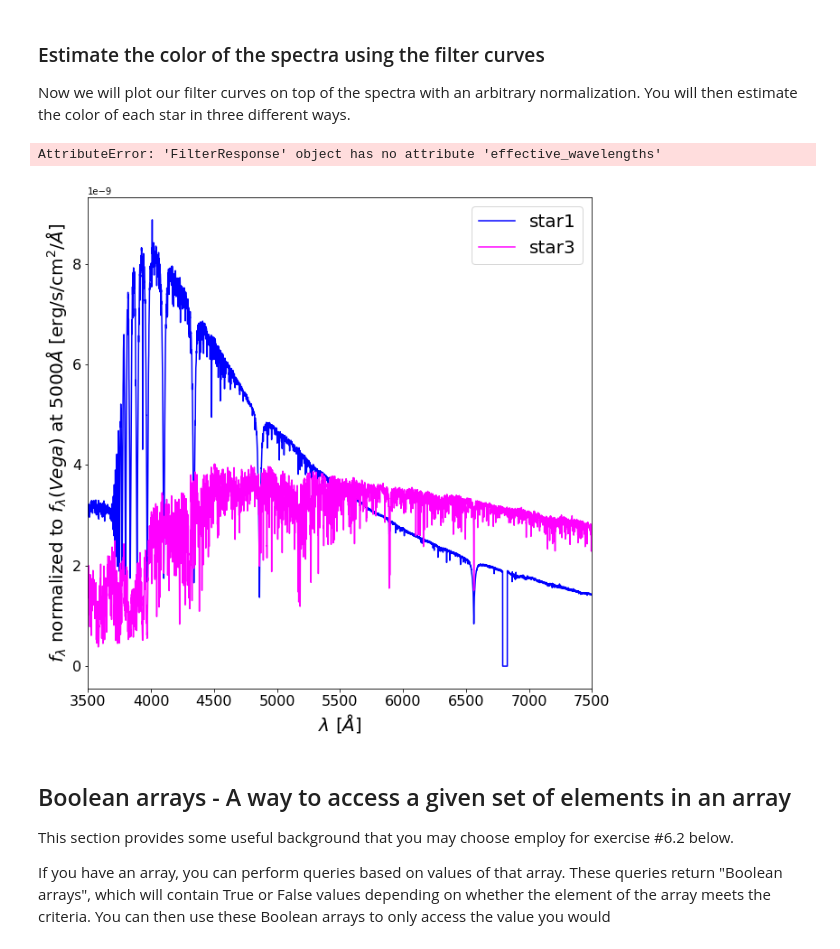
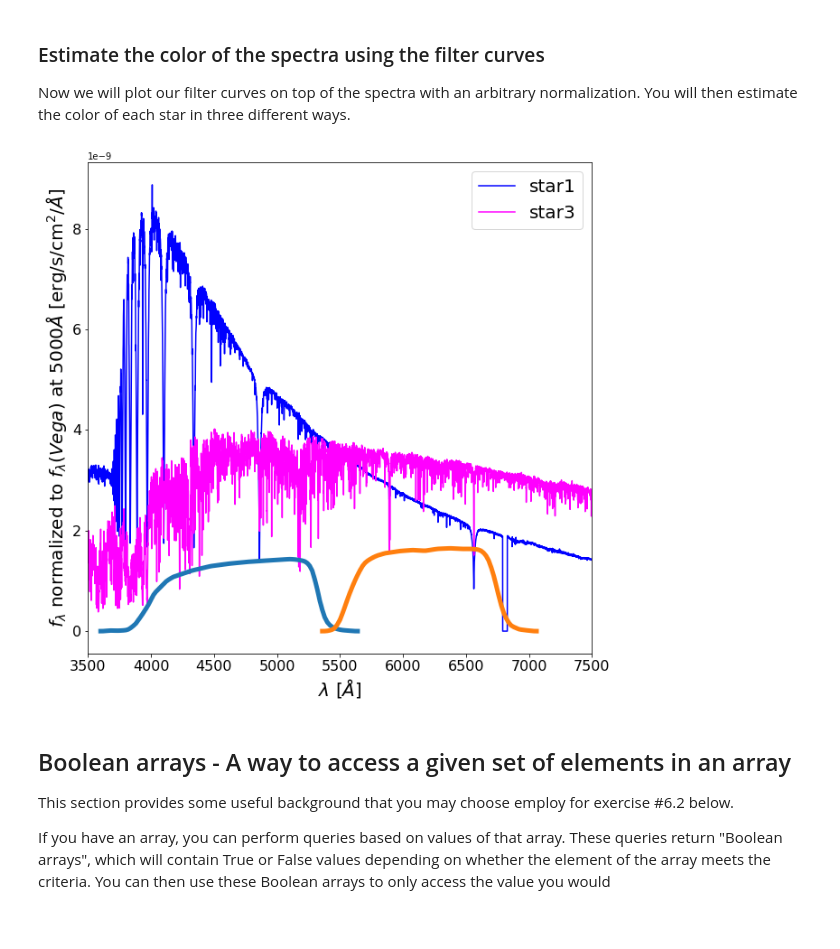
Before and after one commit to Anika019/Stellar-spectral-analysis, a Jupyter notebook: astr596-stellar-spectra-analysis-student.ipynb, the cells around one changed output. Cells and saved outputs as stored; diff of their text form; code cells hidden in the pictures.

```diff
--- a/astr596-stellar-spectra-analysis-student.ipynb
+++ b/astr596-stellar-spectra-analysis-student.ipynb
@@ -375,26 +372,23 @@ Now we will plot our filter curves on top of the spectra with an arbitrary norma
 # %%
 #This calls the plotting function from earlier in the code and plots the stars
 starplot()
 
 #this now reads in the filter traces and overplots them
 #now read in "g" and "r" filter curves from speclite.
 gband = speclite.filters.load_filter('sdss2010-g')
 rband = speclite.filters.load_filter('sdss2010-r')
 #normalize the filter response curves so that they fits on our plot,
 #since they are usually plotted from 0 to 1.
-speclite.filters.plot_filters(gband,wavelength_limits=(3500,7500))
-
 #For speclite output, the values are referenced using the .wavelength and .response
 #you can access individual gband.wavelength is an array that can be accessed using indices
 #like gband.wavelength[22]
 plt.plot(gband.wavelength,gband.response * 3.e-9,linewidth=5)
 plt.plot(rband.wavelength,rband.response * 3.e-9,linewidth=5)
 
 #this causes the plot to display
 plt.show()
 # %% [output]
-AttributeError: 'FilterResponse' object has no attribute 'effective_wavelengths'
-[figure, old version]
+[figure, new version]
 # %% [markdown]
 ## Boolean arrays - A way to access a given set of elements in an array
 
```
Also changed, not shown: parts of 6 cells of this notebook.
